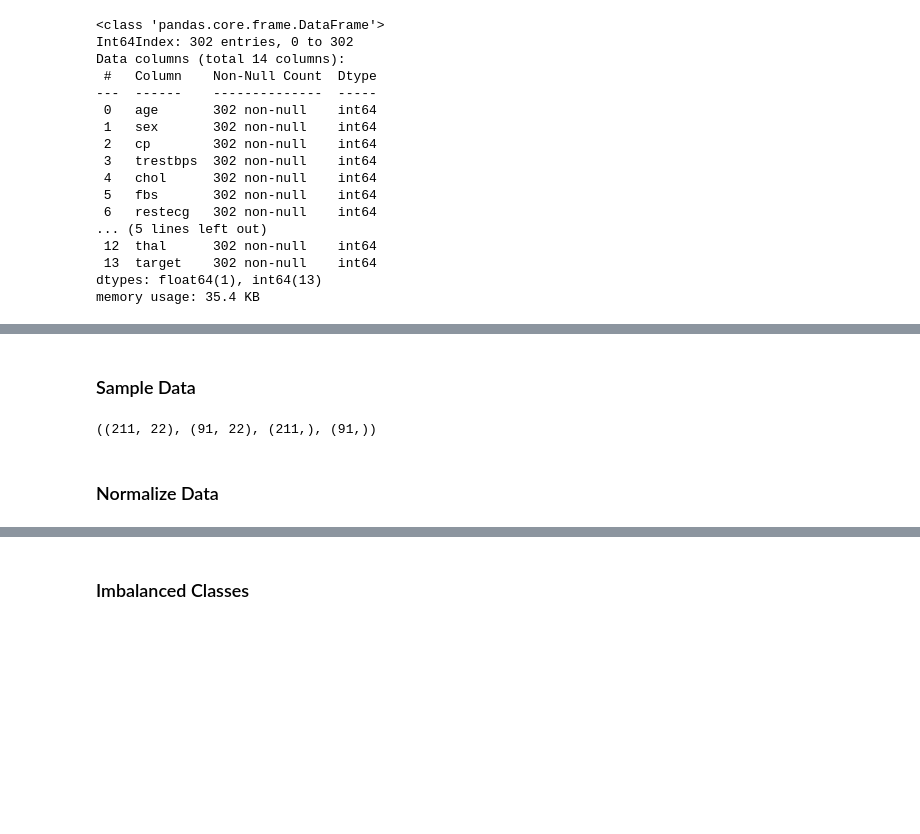
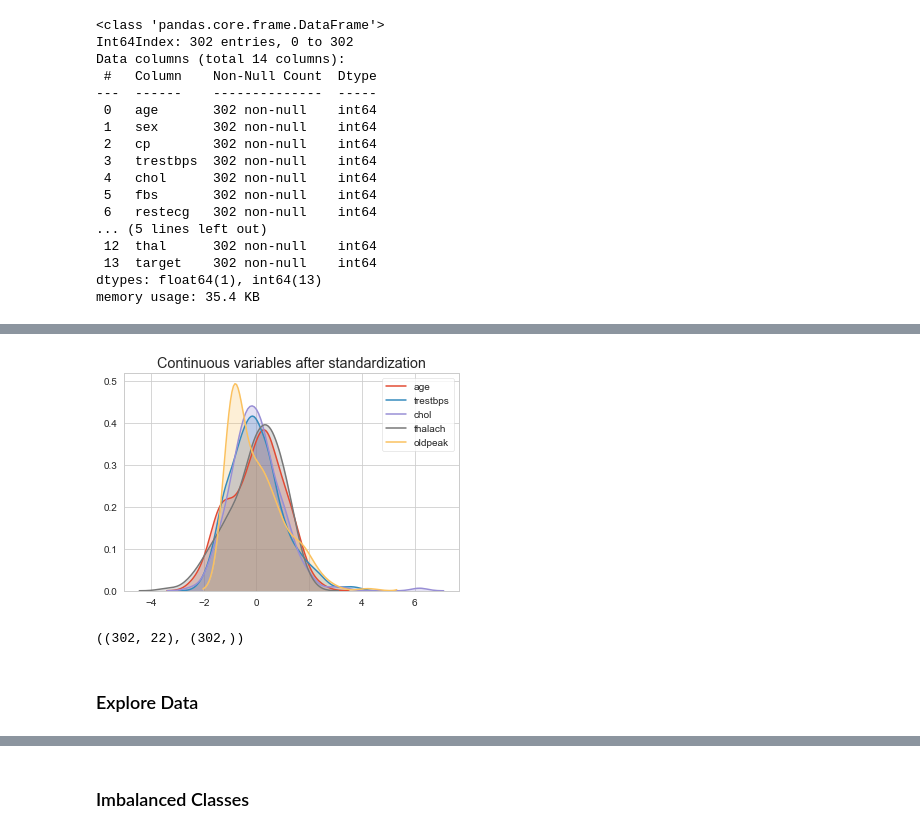
Before and after one commit to kovusseyit/Heart_UCI, a Jupyter notebook: heart_uci.ipynb, the cells around one changed output, grey strips where cells are left out. Drawn from its saved outputs; the diff is of its cells as text; code cells hidden in the pictures; blank space fills up the shorter version.

```diff
--- a/heart_uci.ipynb
+++ b/heart_uci.ipynb
@@ -284,9 +243,15 @@ X.memory_usage(deep=True).sum()
+# %%
+for col in ord_cols:
+    sns.kdeplot(data=X_train[col], shade=True)
+    plt.title('Continuous variables after standardization')
+# %% [output]
+[figure, added]
+# %%
+# concatenate training and testing set after normalization to avoid data leakage
+X = pd.concat([X_train, X_test], axis=0)
+y = pd.concat([y_train, y_test], axis=0)
+X.shape, y.shape
+# %% [output]
+((302, 22), (302,))
 # %% [markdown]
-### Sample Data
+### Explore Data
-# %%
-X_train, X_test, y_train, y_test = model_selection.train_test_split(X, y, test_size=0.3, random_state=43)
-X_train.shape, X_test.shape, y_train.shape, y_test.shape
-# %% [output]
-((211, 22), (91, 22), (211,), (91,))
-# %% [markdown]
-### Normalize Data
```
Also changed, not shown: parts of 119 cells of this notebook.
